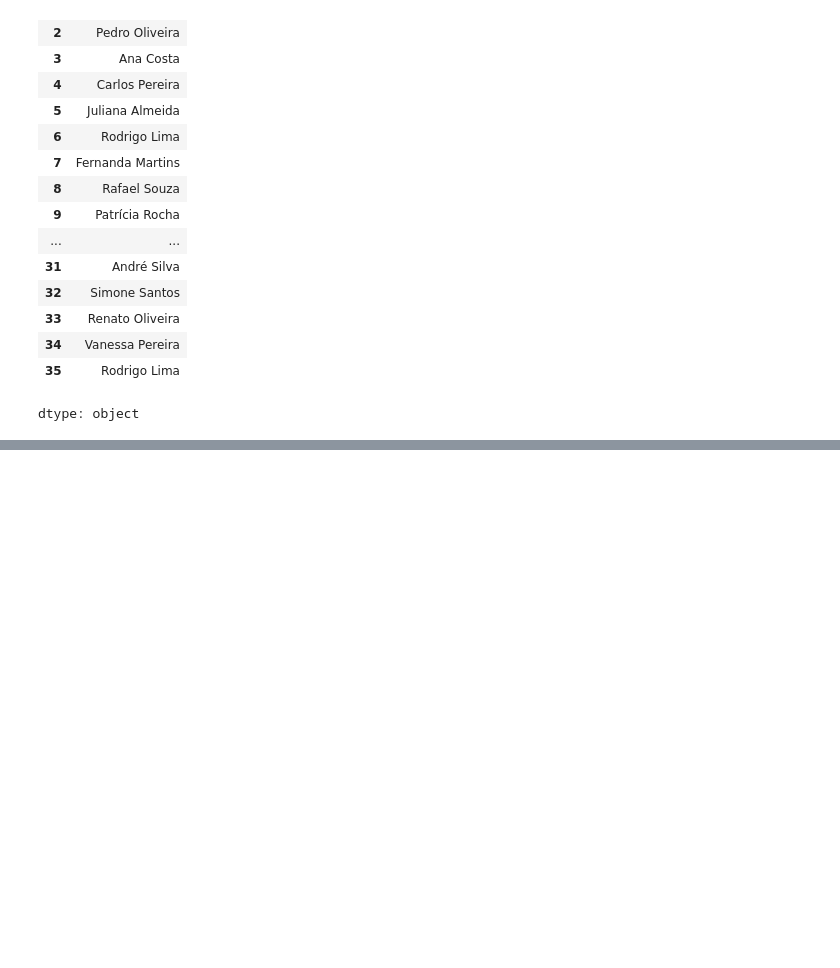
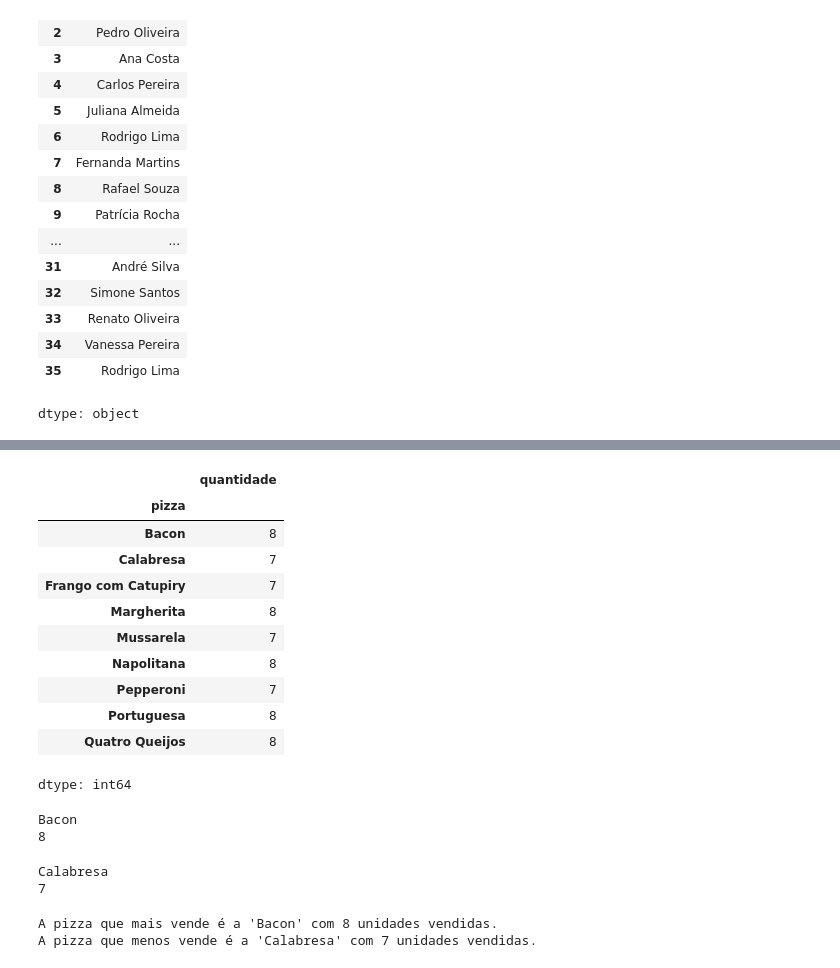
Before and after one commit to Leto3dev/Leto3dev, a Jupyter notebook: calvo_pizzaria.ipynb, the cells around one changed output, grey strips where cells are left out. Saved outputs shown, nothing was run; the diff lists cells and outputs as text; code cells hidden in the pictures; blank space fills up the shorter version.

```diff
--- a/calvo_pizzaria.ipynb
+++ b/calvo_pizzaria.ipynb
@@ -106,0 +109,43 @@ https://docs.google.com/spreadsheets/d/1RJzNBzRJzfXXh-f_h8nIM_U3JCpiEiJ4onnXUyAy
+# %%
+#Para descobrir qual pizza vende mais e qual vende menos, preciso agrupar os dados por nome da pizza e somar a quantidade vendida de cada uma.
+#1- Agrupar por pizza e somar a quantidade
+vendas_por_pizza = df.groupby('pizza')['quantidade'].sum()
+vendas_por_pizza
+# %% [output]
+|  | quantidade |
+| pizza |  |
+| Bacon | 8 |
+| Calabresa | 7 |
+| Frango com Catupiry | 7 |
+| Margherita | 8 |
+| Mussarela | 7 |
+| Napolitana | 8 |
+| Pepperoni | 7 |
+| Portuguesa | 8 |
+| Quatro Queijos | 8 |
+dtype: int64
+# %%
+#para encontrar a pizza que mais vende e a quantidade mais
+pizza_mais_vendida = vendas_por_pizza.idxmax()
+quantidade_mais_vendida = vendas_por_pizza.max()
+print(pizza_mais_vendida)
+print(quantidade_mais_vendida)
+# %% [output]
+Bacon
+8
+# %%
+#para a menos vendida
+pizza_menos_vendida = vendas_por_pizza.idxmin()
+quantidade_menos_vendida = vendas_por_pizza.min()
+print(pizza_menos_vendida)
+print(quantidade_menos_vendida)
+# %% [output]
+Calabresa
+7
+# %%
+# Exibir os resultados
+print(f"A pizza que mais vende é a '{pizza_mais_vendida}' com {quantidade_mais_vendida} unidades vendidas.")
+print(f"A pizza que menos vende é a '{pizza_menos_vendida}' com {quantidade_menos_vendida} unidades vendidas.")
+# %% [output]
+A pizza que mais vende é a 'Bacon' com 8 unidades vendidas.
+A pizza que menos vende é a 'Calabresa' com 7 unidades vendidas.
```
Also changed, not shown: parts of 5 cells of this notebook.
